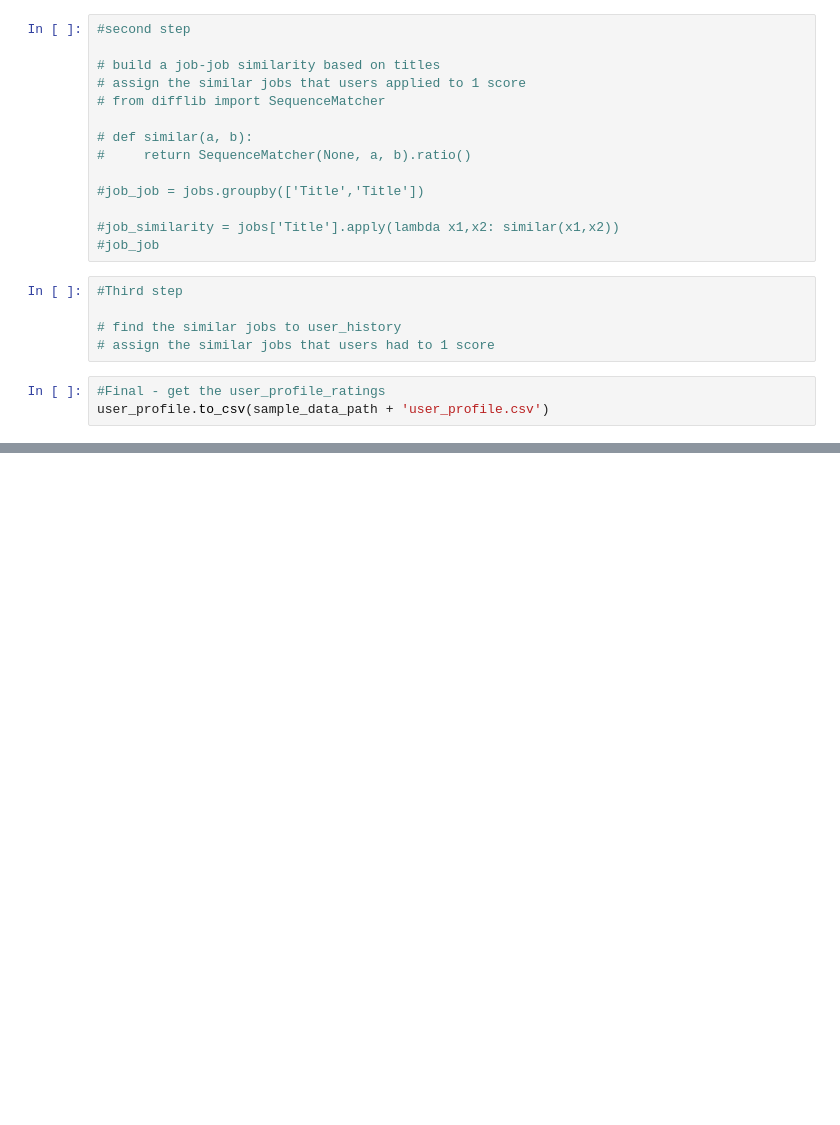
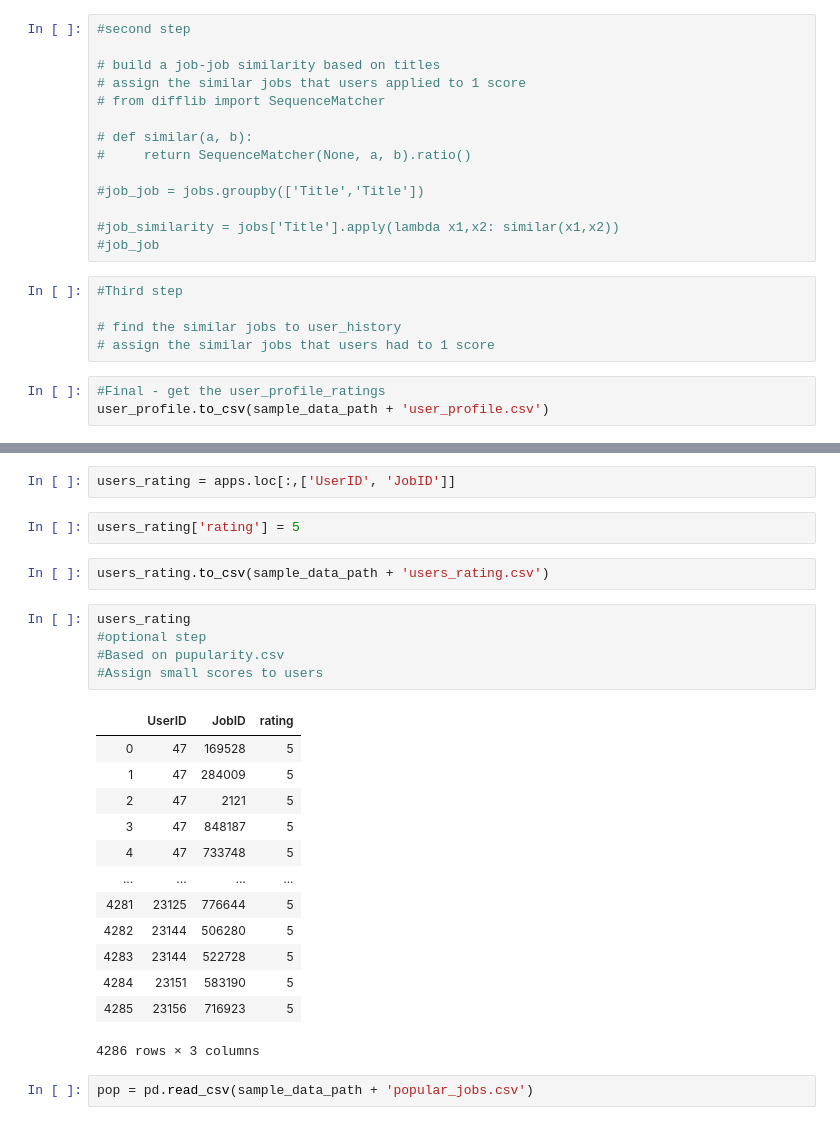
Before and after one commit to KunSu/Personalized-Job-Recommendation-System, a Jupyter notebook: user_rating_profile.ipynb, the cells around one changed output, grey strips where cells are left out. Drawn from its saved outputs; the diff is of its cells as text; blank space fills up the shorter version.

```diff
--- a/user_rating_profile.ipynb
+++ b/user_rating_profile.ipynb
@@ -56,0 +73,27 @@ user_profile.to_csv(sample_data_path + 'user_profile.csv')
+# %%
+users_rating = apps.loc[:,['UserID', 'JobID']]
+# %%
+users_rating['rating'] = 5
+# %%
+users_rating.to_csv(sample_data_path + 'users_rating.csv')
+# %%
+users_rating
+#optional step
+#Based on pupularity.csv
+#Assign small scores to users
+# %% [output]
+|  | UserID | JobID | rating |
+| 0 | 47 | 169528 | 5 |
+| 1 | 47 | 284009 | 5 |
+| 2 | 47 | 2121 | 5 |
+| 3 | 47 | 848187 | 5 |
+| 4 | 47 | 733748 | 5 |
+| ... | ... | ... | ... |
+| 4281 | 23125 | 776644 | 5 |
+| 4282 | 23144 | 506280 | 5 |
+| 4283 | 23144 | 522728 | 5 |
+| 4284 | 23151 | 583190 | 5 |
+| 4285 | 23156 | 716923 | 5 |
+4286 rows × 3 columns
+# %%
+pop = pd.read_csv(sample_data_path + 'popular_jobs.csv')
```
Also changed, not shown: parts of 14 cells of this notebook, 2 other files.
